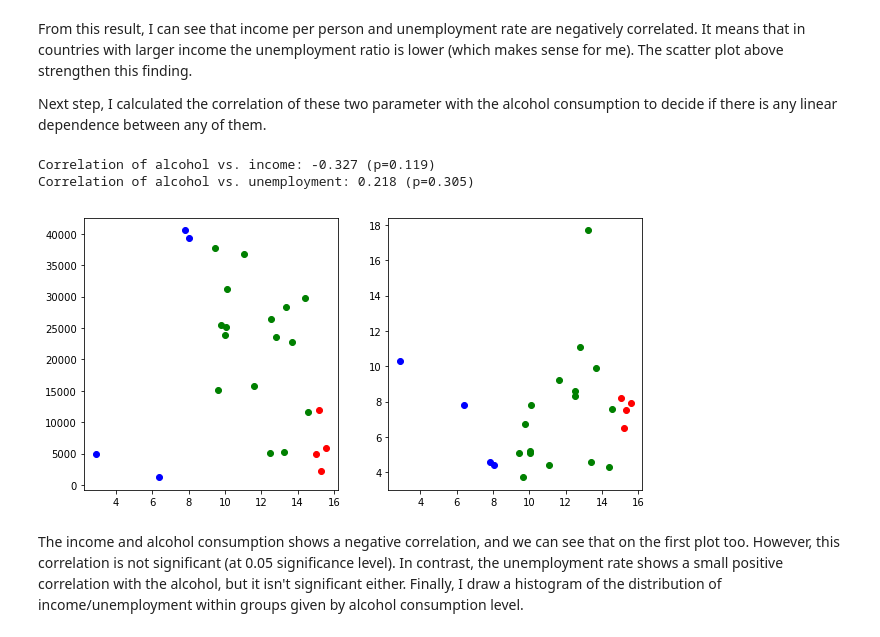
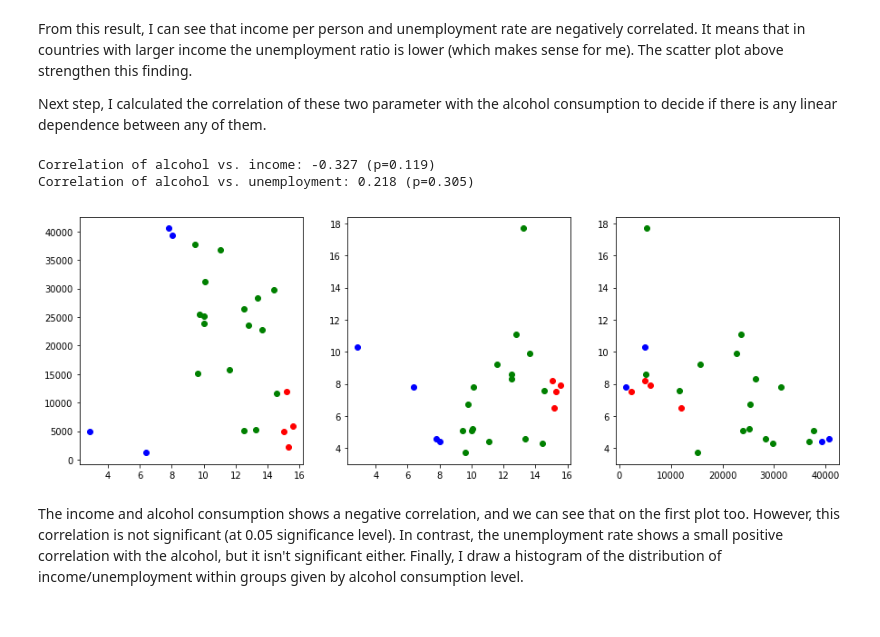
Before and after one commit to sborde/udacity-dand, a Jupyter notebook: P2_IntroToDataAnalysis/IntroToDataAnalysis_FinalProject.ipynb, the cells around one changed output. Saved outputs shown, nothing was run; the diff lists cells and outputs as text; code cells hidden in the pictures.

```diff
--- a/P2_IntroToDataAnalysis/IntroToDataAnalysis_FinalProject.ipynb
+++ b/P2_IntroToDataAnalysis/IntroToDataAnalysis_FinalProject.ipynb
@@ -225,22 +229,30 @@ From this result, I can see that income per person and unemployment rate are neg
 
 Next step, I calculated the correlation of these two parameter with the alcohol consumption to decide if there is any linear dependence between any of them.
 # %%
-plt.figure(figsize=(10,5))
-for group in levels :
-    current_group = df.loc[countries_by_class[group]]
-    plt.subplot(1, 2, 1)
-    plt.plot(current_group.loc[:, 'alcohol'], current_group.loc[:, 'income'], 'o', color=level_colors[group])
-    plt.subplot(1, 2, 2)
-    plt.plot(current_group.loc[:, 'alcohol'], current_group.loc[:, 'unemployment'], 'o', color=level_colors[group])
+plt.figure(figsize=(15,5))
+features = [
+    ('alcohol', 'income'),
+    ('alcohol', 'unemployment'),
+    ('income', 'unemployment')]
+
+for i in range(0, len(features)) :
+    feature_pair = features[i]
+    for group in levels :
+        current_group = df.loc[countries_by_class[group]]
+        current_color = level_colors[group]
+
+        plt.subplot(1, 3, i+1)
+        plt.plot(current_group.loc[:, feature_pair[0]], current_group.loc[:, feature_pair[1]], 'o', color=current_color)
+
 
 (r, p) = sts.spearmanr(df.loc[:, 'alcohol'], df.loc[:, 'income'])
 print('Correlation of alcohol vs. income: {0:.3f} (p={1:.3f})'.format(r, p))
 (r, p) = sts.spearmanr(df.loc[:, 'alcohol'], df.loc[:, 'unemployment'])
 print('Correlation of alcohol vs. unemployment: {0:.3f} (p={1:.3f})'.format(r, p))
 # %% [output]
 Correlation of alcohol vs. income: -0.327 (p=0.119)
 Correlation of alcohol vs. unemployment: 0.218 (p=0.305)
-[figure, old version]
+[figure, new version]
 # %% [markdown]
 The income and alcohol consumption shows a negative correlation, and we can see that on the first plot too. However, this correlation is not significant (at 0.05 significance level). In contrast, the unemployment rate shows a small positive correlation with the alcohol, but it isn't significant either. Finally, I draw a histogram of the distribution of income/unemployment within groups given by alcohol consumption level.
 # %%
```
Also changed, not shown: parts of 13 cells of this notebook, 2 other files.
